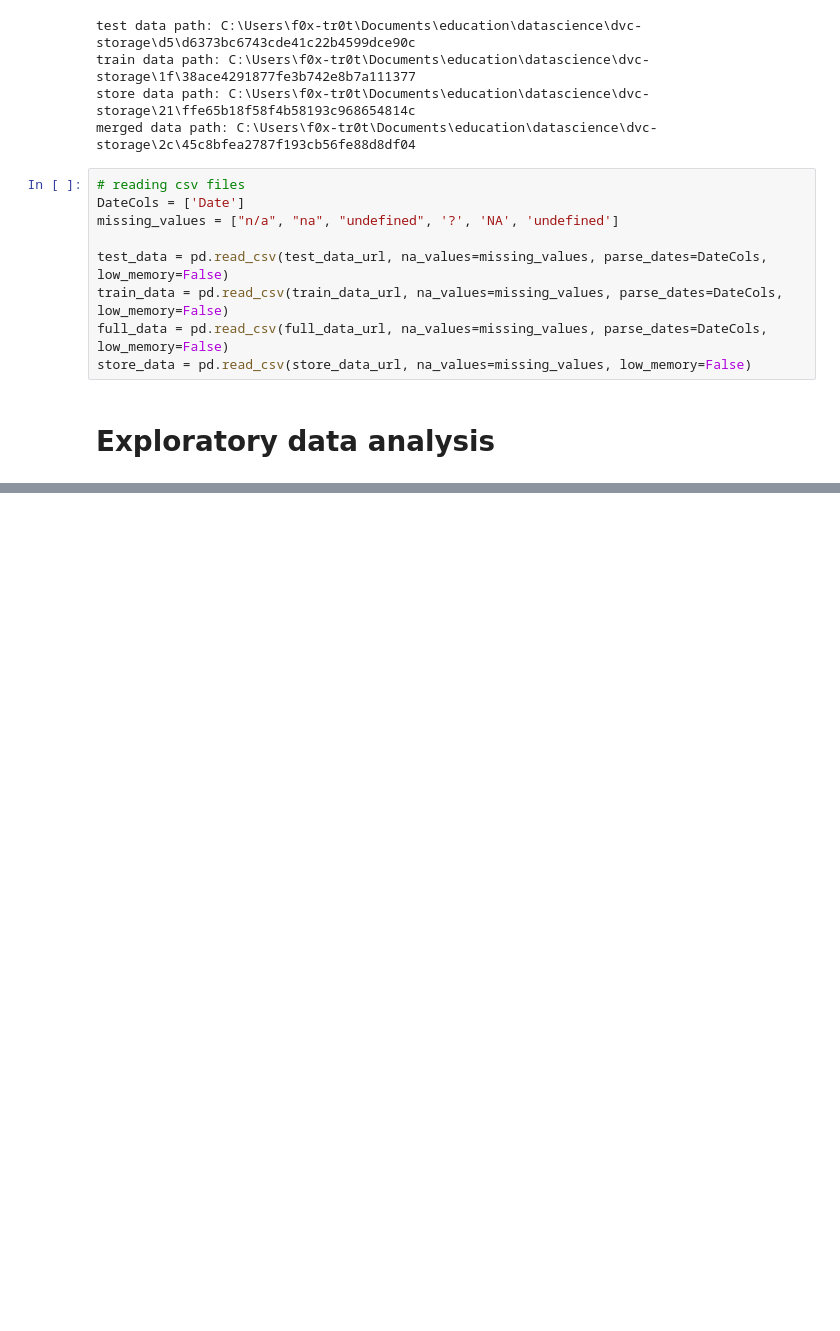
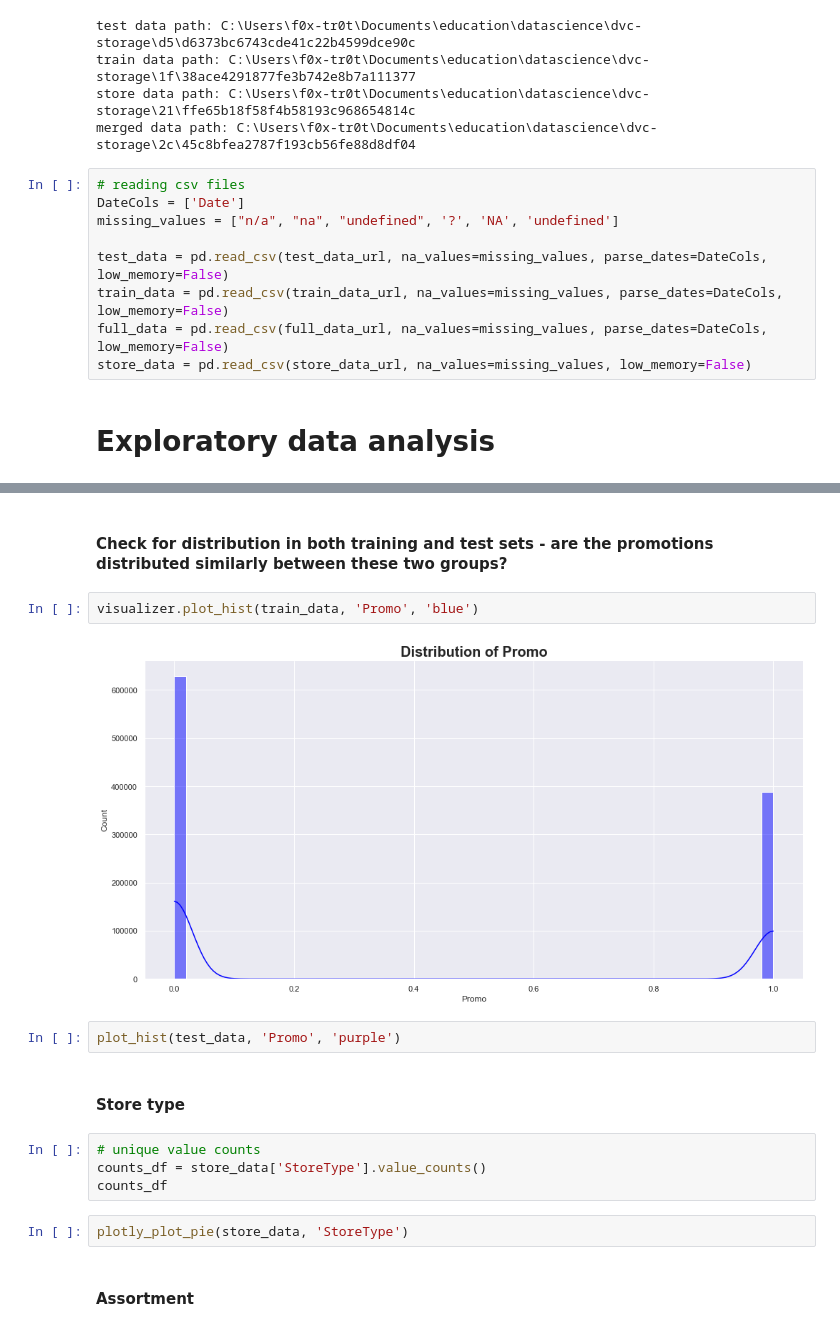
Before and after one commit to Fisseha-Estifanos/Rossmann-pharmaceuticals, a Jupyter notebook: notebooks/eda.ipynb, the cells around one changed output, grey strips where cells are left out. Drawn from its saved outputs; the diff is of its cells as text; blank space fills up the shorter version.

```diff
--- a/notebooks/eda.ipynb
+++ b/notebooks/eda.ipynb
@@ -72,0 +97,18 @@ store_data = pd.read_csv(store_data_url, na_values=missing_values, low_memory=Fa
+# %% [markdown]
+#### Check for distribution in both training and test sets - are the promotions distributed similarly between these two groups?
+# %%
+visualizer.plot_hist(train_data, 'Promo', 'blue')
+# %% [output]
+[figure, added]
+# %%
+plot_hist(test_data, 'Promo', 'purple')
+# %% [markdown]
+#### Store type
+# %%
+# unique value counts
+counts_df = store_data['StoreType'].value_counts()
+counts_df
+# %%
+plotly_plot_pie(store_data, 'StoreType')
+# %% [markdown]
+#### Assortment
```
Also changed, not shown: parts of 26 cells of this notebook.
